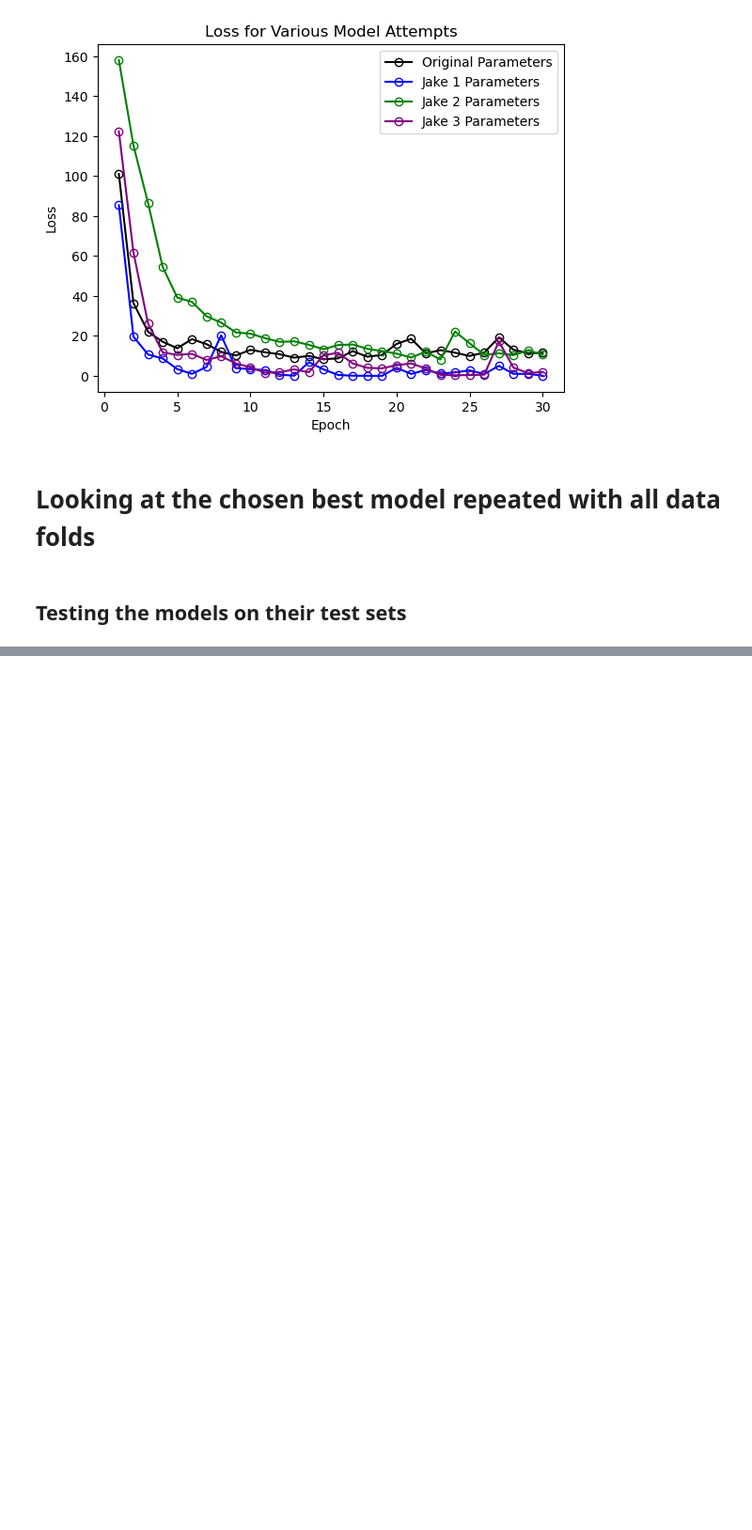
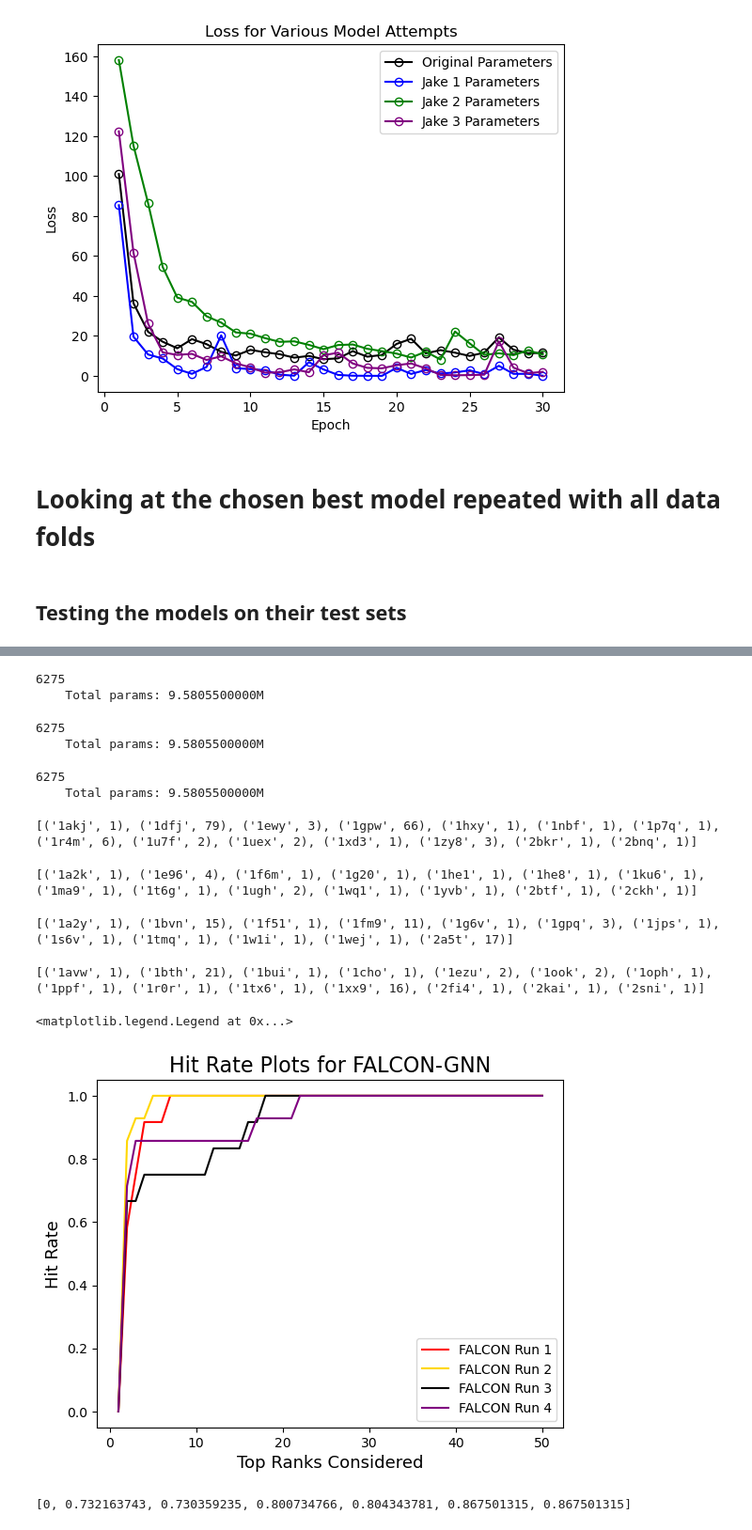
Before and after one commit to jakesumneryale/FALCON_GNN, a Jupyter notebook: FALCON_GNN_Data_Analysis.ipynb, the cells around one changed output, grey strips where cells are left out. Shown at 94% size. Cells and saved outputs as stored; diff of their text form; code cells hidden in the pictures; blank space fills up the shorter version.

```diff
--- a/FALCON_GNN_Data_Analysis.ipynb
+++ b/FALCON_GNN_Data_Analysis.ipynb
@@ -547,9 +549,12 @@ params = {
 }
 
 
-model_path = "/mnt/c/Users/jaket/Documents/GNN_DOVE_DATA/full_train_DG1_random_batch_jake_params_2.pt"
+model_path = "/mnt/c/Users/jaket/Documents/GNN_DOVE_DATA/DG1_random_batch_jake_params_2_run_2.pt"
 input_path = "/mnt/d/dockground_1_processed_npz"
 test_list_2, preds_2, y_2 = test_falcon_gnn(input_path, params, model_path)
+# %% [output]
+6275
+    Total params: 9.5805500000M
 # %%
 ## Jake Parameters 2 - Test 3
 
@@ -572,9 +577,12 @@ params = {
 }
 
 
-model_path = "/mnt/c/Users/jaket/Documents/GNN_DOVE_DATA/full_train_DG1_random_batch_jake_params_2.pt"
+model_path = "/mnt/c/Users/jaket/Documents/GNN_DOVE_DATA/DG1_random_batch_jake_params_2_run_3.pt"
 input_path = "/mnt/d/dockground_1_processed_npz"
 test_list_3, preds_3, y_3 = test_falcon_gnn(input_path, params, model_path)
+# %% [output]
+6275
+    Total params: 9.5805500000M
 # %%
 ## Jake Parameters 2 - Test 4
 
@@ -597,6 +605,58 @@ params = {
 }
 
 
-model_path = "/mnt/c/Users/jaket/Documents/GNN_DOVE_DATA/full_train_DG1_random_batch_jake_params_2.pt"
+model_path = "/mnt/c/Users/jaket/Documents/GNN_DOVE_DATA/DG1_random_batch_jake_params_2_run_4.pt"
 input_path = "/mnt/d/dockground_1_processed_npz"
 test_list_4, preds_4, y_4 = test_falcon_gnn(input_path, params, model_path)
+# %% [output]
+6275
+    Total params: 9.5805500000M
+# %%
+## Calculating the Top Ranks:
+
+test1_ranks = get_ranks(get_ordered_list(test_list_1, preds_1, y_1))
+test2_ranks = get_ranks(get_ordered_list(test_list_2, preds_2, y_2))
+test3_ranks = get_ranks(get_ordered_list(test_list_3, preds_3, y_3))
+test4_ranks = get_ranks(get_ordered_list(test_list_4, preds_4, y_4))
+# %%
+print(test1_ranks)
+# %% [output]
+[('1akj', 1), ('1dfj', 79), ('1ewy', 3), ('1gpw', 66), ('1hxy', 1), ('1nbf', 1), ('1p7q', 1), ('1r4m', 6), ('1u7f', 2), ('1uex', 2), ('1xd3', 1), ('1zy8', 3), ('2bkr', 1), ('2bnq', 1)]
+# %%
+print(test2_ranks)
+# %% [output]
+[('1a2k', 1), ('1e96', 4), ('1f6m', 1), ('1g20', 1), ('1he1', 1), ('1he8', 1), ('1ku6', 1), ('1ma9', 1), ('1t6g', 1), ('1ugh', 2), ('1wq1', 1), ('1yvb', 1), ('2btf', 1), ('2ckh', 1)]
+# %%
+print(test3_ranks)
+# %% [output]
+[('1a2y', 1), ('1bvn', 15), ('1f51', 1), ('1fm9', 11), ('1g6v', 1), ('1gpq', 3), ('1jps', 1), ('1s6v', 1), ('1tmq', 1), ('1w1i', 1), ('1wej', 1), ('2a5t', 17)]
+# %%
+print(test4_ranks)
+# %% [output]
+[('1avw', 1), ('1bth', 21), ('1bui', 1), ('1cho', 1), ('1ezu', 2), ('1ook', 2), ('1oph', 1), ('1ppf', 1), ('1r0r', 1), ('1tx6', 1), ('1xx9', 16), ('2fi4', 1), ('2kai', 1), ('2sni', 1)]
+# %%
+## Plotting the hit rate
+
+def plot_cdf(fig, ax, data, bins, label = None, color = "black"):
+    '''
+    Plots the CDF
+    '''
+    count, bins_count = np.histogram(data, bins=bins)
+    pdf = count / sum(count)
+    cdf = np.cumsum(pdf)
+    ax.plot(bins_count[1:], cdf, label=label, color = color)
+
+fig,ax = plt.subplots()
+bins = list(range(0, 51))
+plot_cdf(fig, ax, [ele[1] for ele in test1_ranks], bins, label = "FALCON Run 1", color = "red")
+plot_cdf(fig, ax, [ele[1] for ele in test2_ranks], bins, label = "FALCON Run 2", color = "gold")
+plot_cdf(fig, ax, [ele[1] for ele in test3_ranks], bins, label = "FALCON Run 3", color = "black")
+plot_cdf(fig, ax, [ele[1] for ele in test4_ranks], bins, label = "FALCON Run 4", color = "purple")
+
+plt.ylabel("Hit Rate", fontsize = 13)
+plt.xlabel("Top Ranks Considered", fontsize = 13)
+plt.title("Hit Rate Plots for FALCON-GNN", fontsize = 16)
+plt.legend()
+# %% [output]
+<matplotlib.legend.Legend at 0x...>
+[figure, added]
@@ -602,0 +682,4 @@ test_list_4, preds_4, y_4 = test_falcon_gnn(input_path, params, model_path)
+# %%
+print(a_y)
+# %% [output]
+[0, 0.732163743, 0.730359235, 0.800734766, 0.804343781, 0.867501315, 0.867501315]
```
Also changed, not shown: parts of 35 cells of this notebook, 1 other file.
